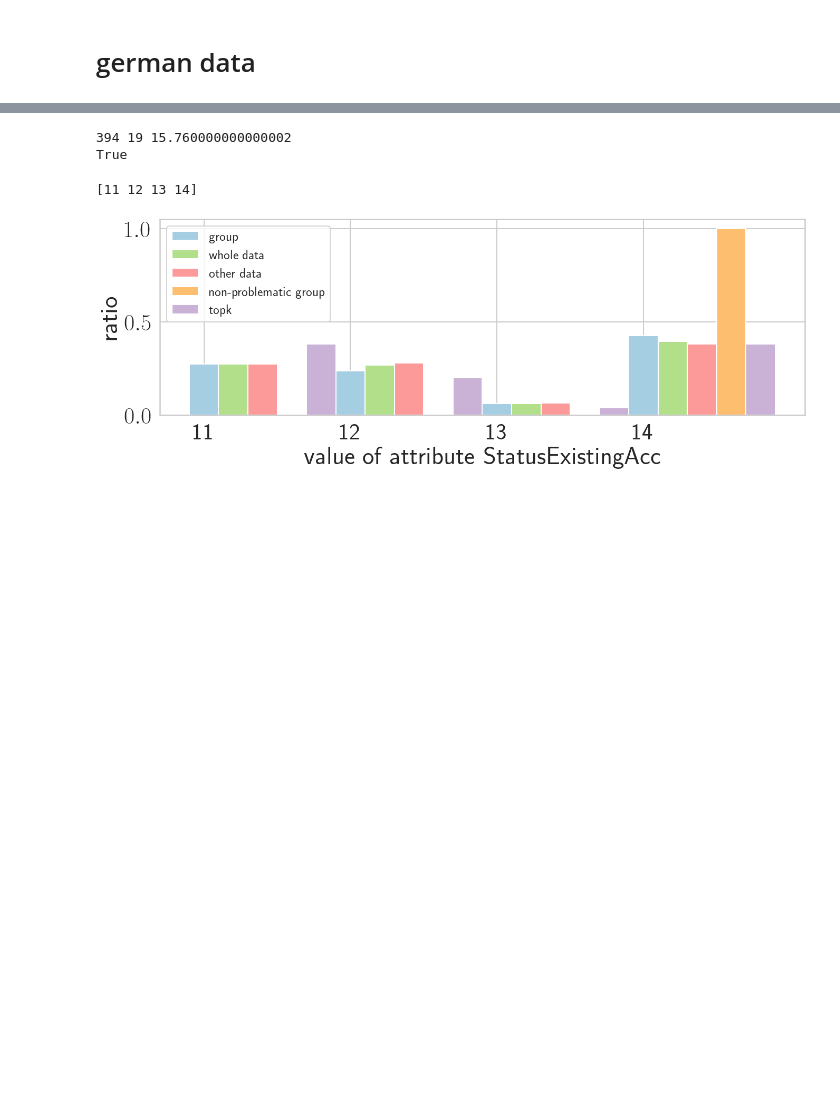
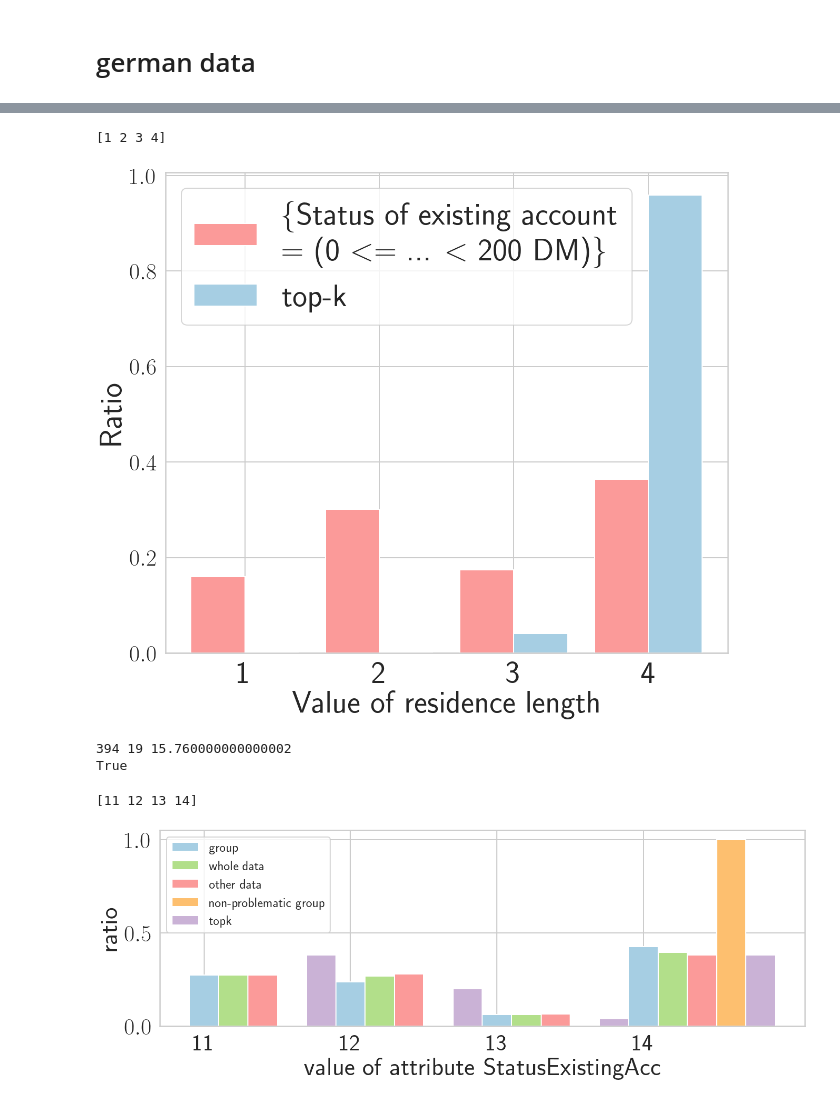
Before and after one commit to JinyangLi01/UnfairlyTreatedGroupDetection, a Jupyter notebook: Coding/Experiments/Shapley_value/shapley_value_of_groups_2_german_20220923.ipynb, the cells around one changed output, grey strips where cells are left out. Drawn from its saved outputs; the diff is of its cells as text; code cells hidden in the pictures; blank space fills up the shorter version.

```diff
--- a/Coding/Experiments/Shapley_value/shapley_value_of_groups_2_german_20220923.ipynb
+++ b/Coding/Experiments/Shapley_value/shapley_value_of_groups_2_german_20220923.ipynb
@@ -422,3 +470,14 @@ True
+# %%
+original_att = 'residence length'
+# original_att = 'existing credits at this bank'
+att = all_attributes_original[all_attributes_meaningful_names.index(original_att)]
+group_name = "\{Status of existing account \n = (0 $<=$ ... $<$ 200 DM)\}"
+plt = plot_distribution_ratio(ranked_data, att, original_att, group, group_name, k)
+# plt.yticks([0, 0.05, 0.1, 0.15, 0.2, 0.25, 0.3, 0.35], fontsize=FONTSIZE)
+plt.savefig(r"german_value_dis_globalbounds.png", bbox_inches='tight')
+# %% [output]
+[1 2 3 4]
+[figure, added]
 # %%
 another_group = [14, -1, -1, -1, -1, -1, -1, -1, -1, -1, -1, -1, -1, -1, -1, 2, -1, -1, -1, -1]
 print(check_another_group_prop_bounds(another_group, ranked_data, selected_attributes, thc, alpha, k))
```
Also changed, not shown: parts of 9 cells of this notebook, 3 other files.
